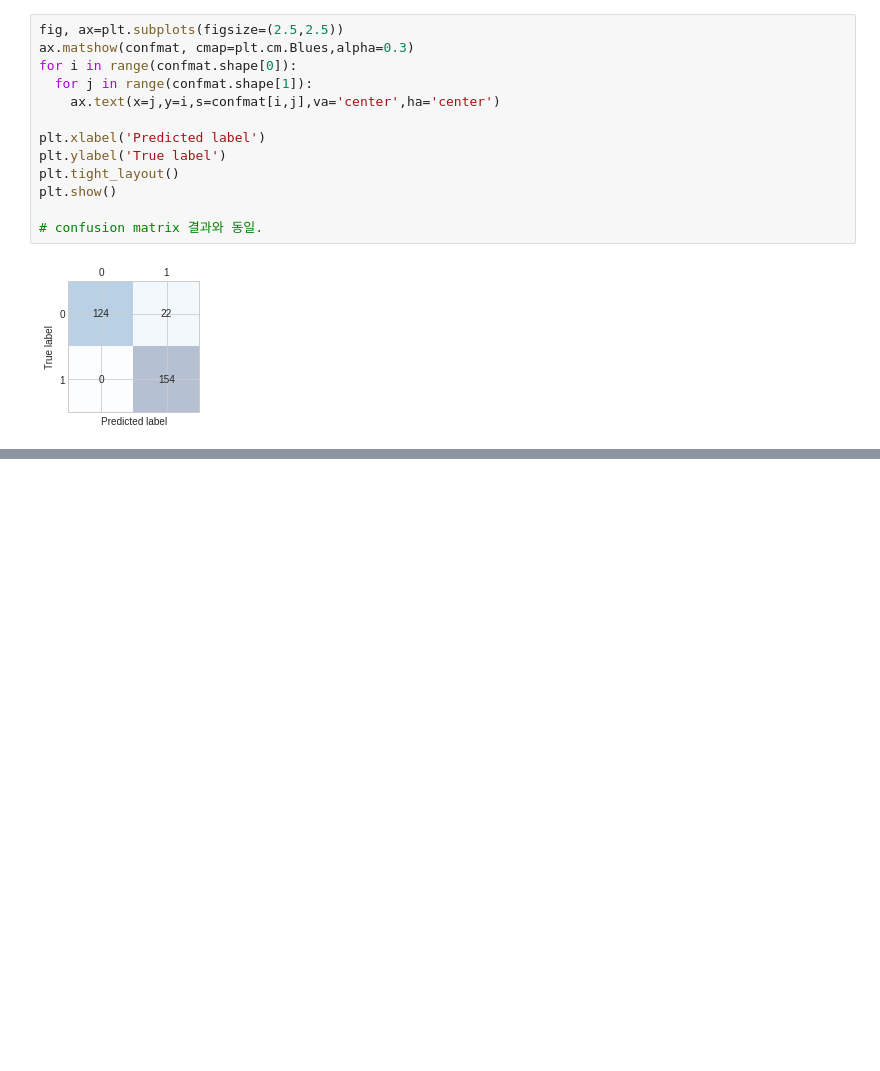
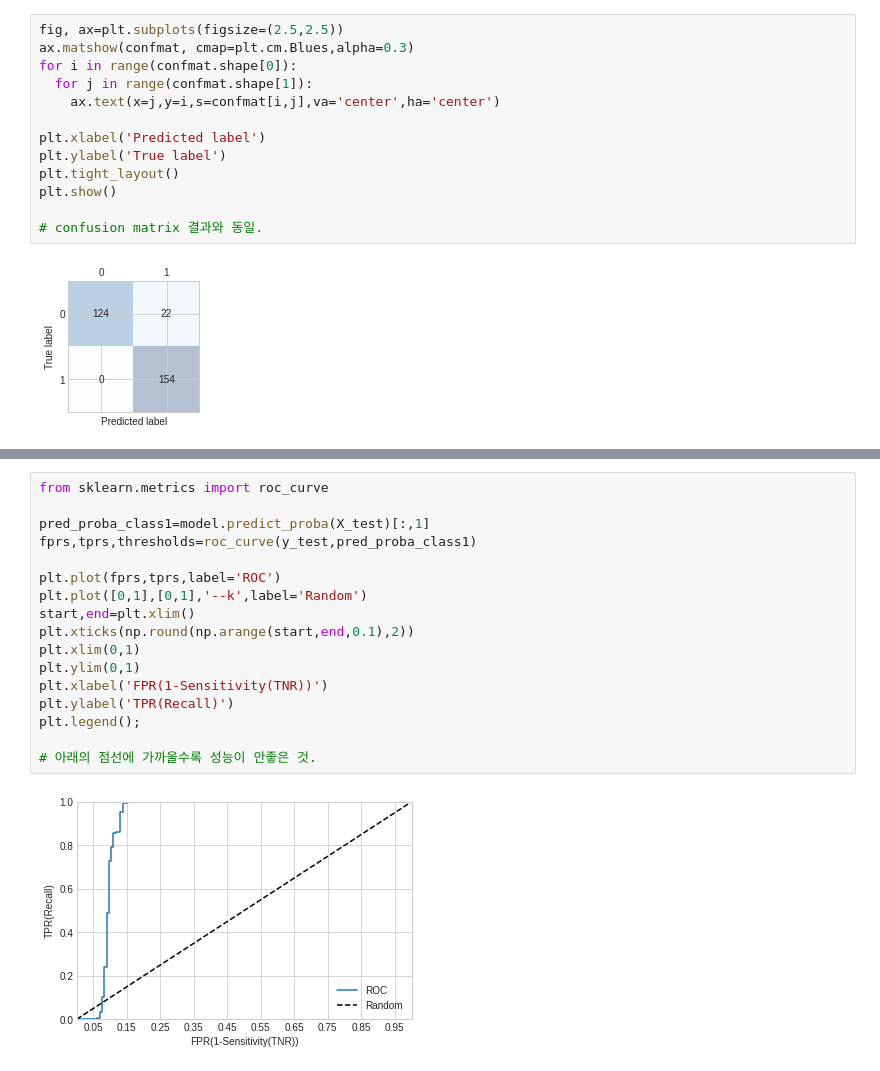
Before and after one commit to prgmr99/machine_learning-sklearn, a Jupyter notebook: scikit_learn_시작.ipynb, the cells around one changed output, grey strips where cells are left out. Saved outputs shown, nothing was run; the diff lists cells and outputs as text; blank space fills up the shorter version.

```diff
--- a/scikit_learn_시작.ipynb
+++ b/scikit_learn_시작.ipynb
@@ -502,0 +551,19 @@ plt.show()
+# %%
+from sklearn.metrics import roc_curve
+
+pred_proba_class1=model.predict_proba(X_test)[:,1]
+fprs,tprs,thresholds=roc_curve(y_test,pred_proba_class1)
+
+plt.plot(fprs,tprs,label='ROC')
+plt.plot([0,1],[0,1],'--k',label='Random')
+start,end=plt.xlim()
+plt.xticks(np.round(np.arange(start,end,0.1),2))
+plt.xlim(0,1)
+plt.ylim(0,1)
+plt.xlabel('FPR(1-Sensitivity(TNR))')
+plt.ylabel('TPR(Recall)')
+plt.legend();
+
+# 아래의 점선에 가까울수록 성능이 안좋은 것.
+# %% [output]
+[figure, added]
```
Also changed, not shown: parts of 6 cells of this notebook.
